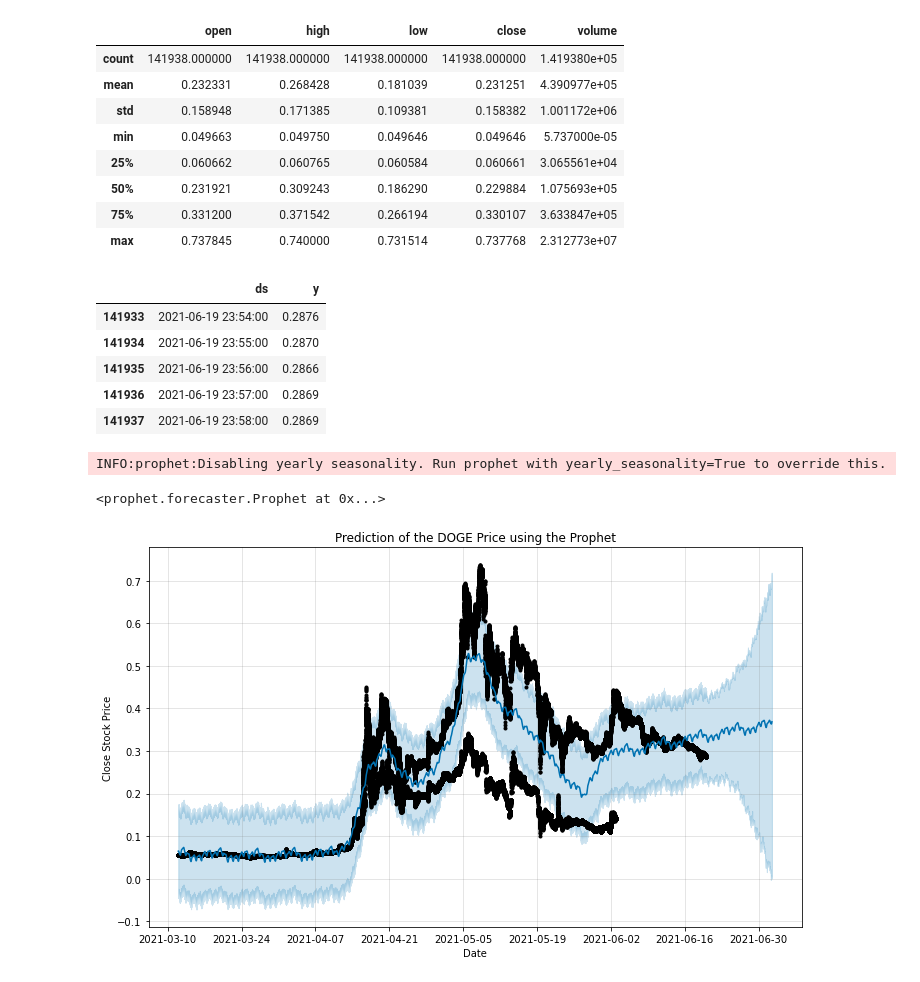
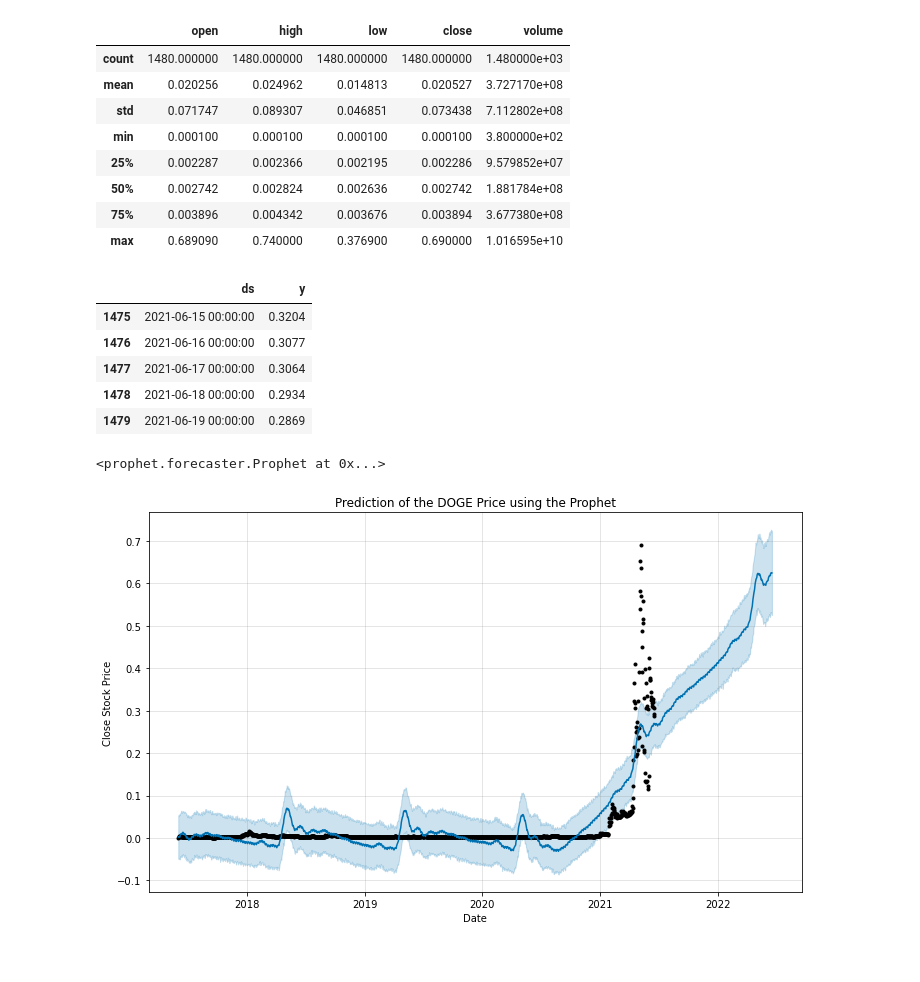
Before and after one commit to Ryan-Ray-Martin/prophet_timeseries, a Jupyter notebook: DOGEUSD.ipynb, the cells around one changed output. Saved outputs shown, nothing was run; the diff lists cells and outputs as text; code cells hidden in the pictures.

```diff
--- a/DOGEUSD.ipynb
+++ b/DOGEUSD.ipynb
@@ -26,13 +26,13 @@ dates = dates.sort_values(by="dates", ascending=True)
 dates = list(dates['dates'])
 # %%
 ticker = 'X:DOGEUSD'
-range_agg = '/range/1/minute/'
+range_agg = '/range/1/day/'
 unadjusted = 'unadjusted=true'
 sort = '&sort=asc'
 limit = '&limit=50000'
 POLYGON_URL = 'https://api.polygon.io/v2/aggs/ticker/'
-#from_date = '2021-05-18'
-#to_date = '2021-06-18'
+from_date = '2013-12-06'
+to_date = '2021-06-19'
 POLYGON_API = '&apiKey=x6XqEaDjOWJXwVQRyBQ5kMEi8KlCYZqo'
 # %%
 datetime = []
@@ -41,17 +41,17 @@ high_price = []
 low_price = []
 close_price = []
 volume = []
-for date in dates:
-    polygon = POLYGON_URL + ticker + range_agg + date + '/' + date + '?' + unadjusted + sort + limit + POLYGON_API
-    r_polygon = requests.get(polygon)
-    polygon_response = r_polygon.json()
-    for aggs in range(len(polygon_response['results'])):
-        datetime.append(dt.fromtimestamp(polygon_response['results'][aggs]['t']/ 1000.0).strftime('%Y-%m-%d %H:%M:%S'))
-        open_price.append(polygon_response['results'][aggs]['o'])
-        high_price.append(polygon_response['results'][aggs]['h'])
-        low_price.append(polygon_response['results'][aggs]['l'])
-        close_price.append(polygon_response['results'][aggs]['c'])
-        volume.append(polygon_response['results'][aggs]['v'])
+#for date in dates:
+polygon = POLYGON_URL + ticker + range_agg + from_date + '/' + to_date + '?' + unadjusted + sort + limit + POLYGON_API
+r_polygon = requests.get(polygon)
+polygon_response = r_polygon.json()
+for aggs in range(len(polygon_response['results'])):
+    datetime.append(dt.fromtimestamp(polygon_response['results'][aggs]['t']/ 1000.0).strftime('%Y-%m-%d %H:%M:%S'))
+    open_price.append(polygon_response['results'][aggs]['o'])
+    high_price.append(polygon_response['results'][aggs]['h'])
+    low_price.append(polygon_response['results'][aggs]['l'])
+    close_price.append(polygon_response['results'][aggs]['c'])
+    volume.append(polygon_response['results'][aggs]['v'])
 # %%
 df = pd.DataFrame(list(zip(datetime,open_price,high_price,low_price, close_price,volume)),
 columns =['datetime', 'open', 'high', 'low', 'close', 'volume'])
@@ -87,14 +87,14 @@ Name: datetime, Length: 141938, dtype: object
 df.describe()
 # %% [output]
 |  | open | high | low | close | volume |
-| count | 141938.000000 | 141938.000000 | 141938.000000 | 141938.000000 | 1.419380e+05 |
-| mean | 0.232331 | 0.268428 | 0.181039 | 0.231251 | 4.390977e+05 |
-| std | 0.158948 | 0.171385 | 0.109381 | 0.158382 | 1.001172e+06 |
-| min | 0.049663 | 0.049750 | 0.049646 | 0.049646 | 5.737000e-05 |
-| 25% | 0.060662 | 0.060765 | 0.060584 | 0.060661 | 3.065561e+04 |
-| 50% | 0.231921 | 0.309243 | 0.186290 | 0.229884 | 1.075693e+05 |
-| 75% | 0.331200 | 0.371542 | 0.266194 | 0.330107 | 3.633847e+05 |
-| max | 0.737845 | 0.740000 | 0.731514 | 0.737768 | 2.312773e+07 |
+| count | 1480.000000 | 1480.000000 | 1480.000000 | 1480.000000 | 1.480000e+03 |
+| mean | 0.020256 | 0.024962 | 0.014813 | 0.020527 | 3.727170e+08 |
+| std | 0.071747 | 0.089307 | 0.046851 | 0.073438 | 7.112802e+08 |
+| min | 0.000100 | 0.000100 | 0.000100 | 0.000100 | 3.800000e+02 |
+| 25% | 0.002287 | 0.002366 | 0.002195 | 0.002286 | 9.579852e+07 |
+| 50% | 0.002742 | 0.002824 | 0.002636 | 0.002742 | 1.881784e+08 |
+| 75% | 0.003896 | 0.004342 | 0.003676 | 0.003894 | 3.677380e+08 |
+| max | 0.689090 | 0.740000 | 0.376900 | 0.690000 | 1.016595e+10 |
 # %%
 # Select only the important features i.e. the date and price
 data = df[["datetime","close"]] # select Date and Price
@@ -103,28 +103,27 @@ data = data.rename(columns = {"datetime":"ds","close":"y"}) #renaming the column
 data.tail(5)
 # %% [output]
 |  | ds | y |
-| 141933 | 2021-06-19 23:54:00 | 0.2876 |
-| 141934 | 2021-06-19 23:55:00 | 0.2870 |
-| 141935 | 2021-06-19 23:56:00 | 0.2866 |
-| 141936 | 2021-06-19 23:57:00 | 0.2869 |
-| 141937 | 2021-06-19 23:58:00 | 0.2869 |
+| 1475 | 2021-06-15 00:00:00 | 0.3204 |
+| 1476 | 2021-06-16 00:00:00 | 0.3077 |
+| 1477 | 2021-06-17 00:00:00 | 0.3064 |
+| 1478 | 2021-06-18 00:00:00 | 0.2934 |
+| 1479 | 2021-06-19 00:00:00 | 0.2869 |
 # %%
 from prophet import Prophet
-m = Prophet(changepoint_prior_scale=0.01) # the Prophet class (model)
+m = Prophet(daily_seasonality = True) # the Prophet class (model)
 m.fit(data) # fit the model using all data
 # %% [output]
-INFO:prophet:Disabling yearly seasonality. Run prophet with yearly_seasonality=True to override this.
+<prophet.forecaster.Prophet at 0x...>
-<prophet.forecaster.Prophet at 0x...>
 # %%
-future = m.make_future_dataframe(periods=300, freq='H') #we need to specify the number of days in future
+future = m.make_future_dataframe(periods=365) #we need to specify the number of days in future
 prediction = m.predict(future)
 m.plot(prediction)
 plt.title("Prediction of the DOGE Price using the Prophet")
 plt.xlabel("Date")
 plt.ylabel("Close Stock Price")
 plt.show()
 # %% [output]
-[figure, old version]
+[figure, new version]
 # %%
 m.plot_components(prediction)
 plt.show()
```
Also changed, not shown: parts of 9 cells of this notebook, 12 other files.
